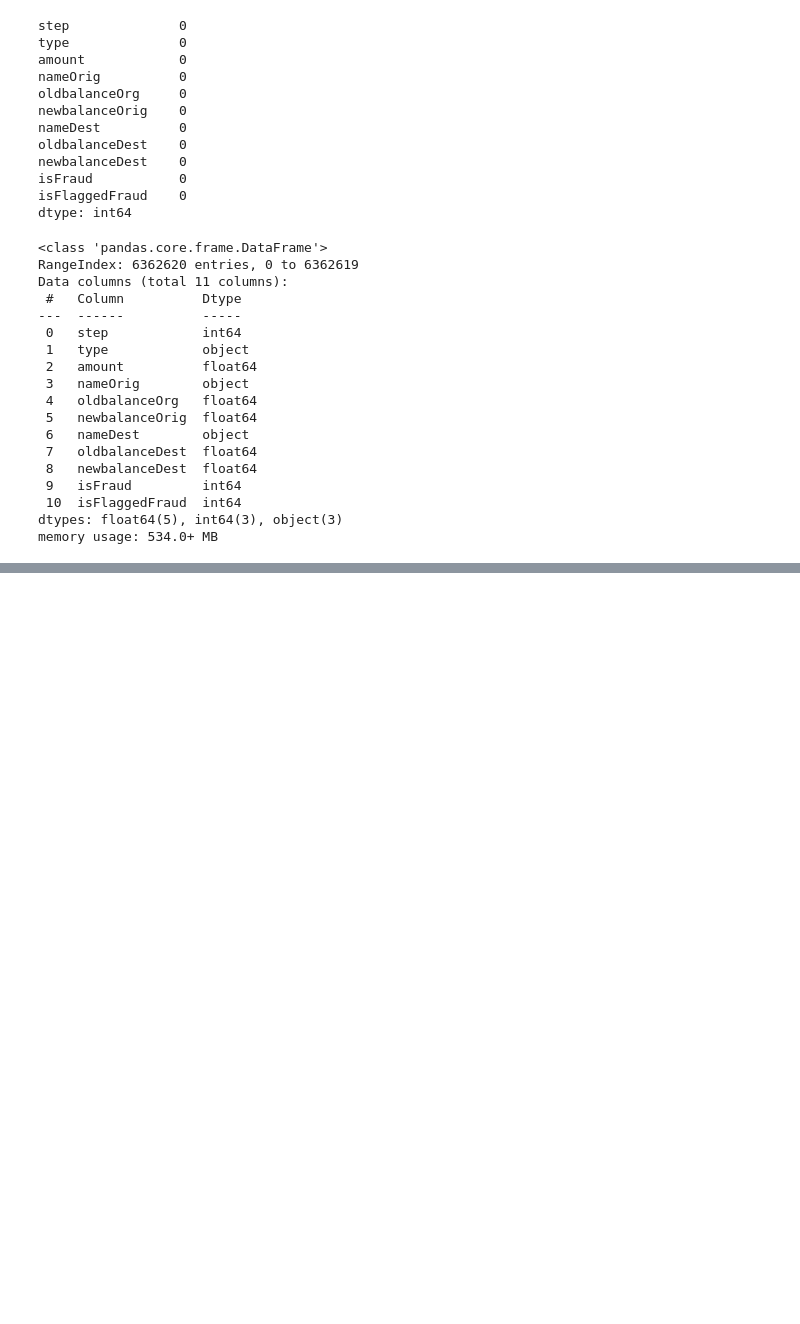
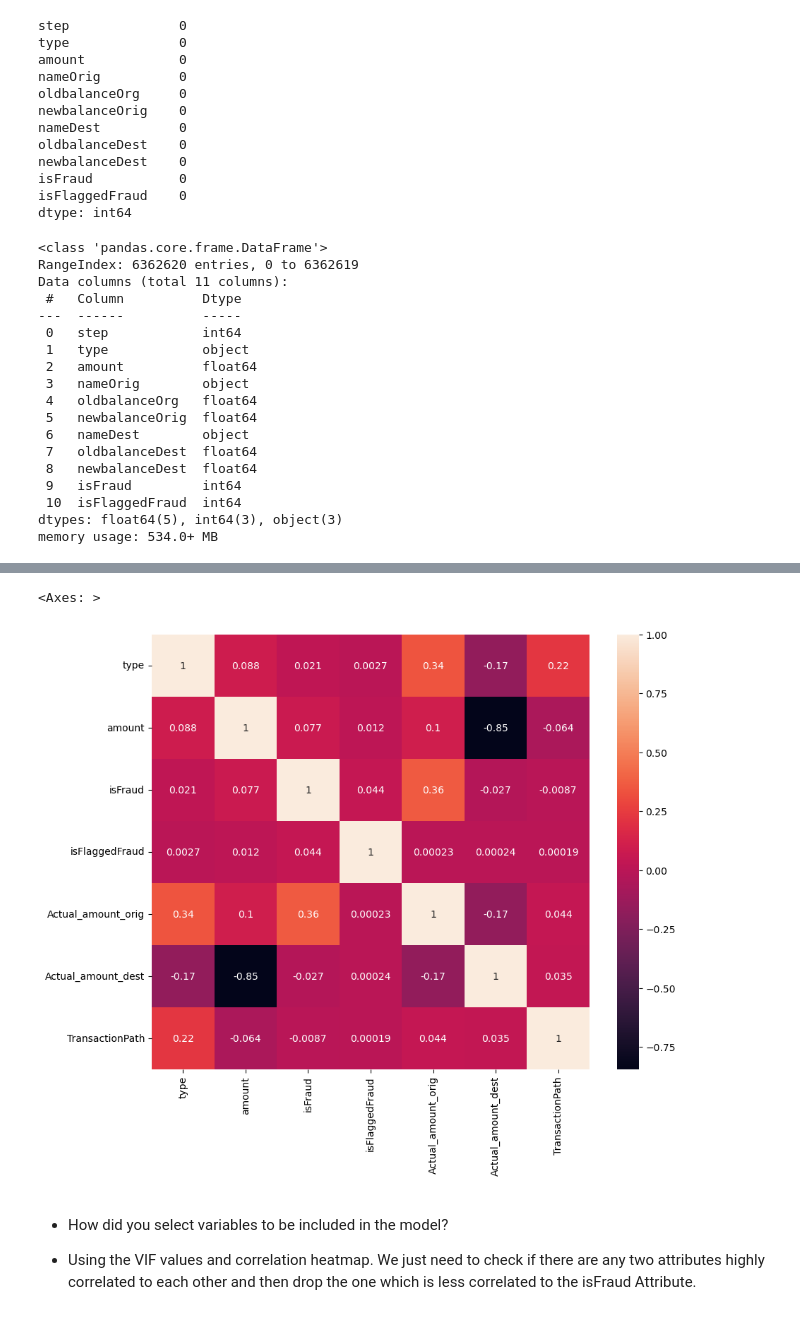
Before and after one commit to Ankush511/Fraudlent-Transactions-Prediction, a Jupyter notebook: Fraudlent Transactions.ipynb, the cells around one changed output, grey strips where cells are left out. Cells and saved outputs as stored; diff of their text form; code cells hidden in the pictures; blank space fills up the shorter version.

```diff
--- a/Fraudlent Transactions.ipynb
+++ b/Fraudlent Transactions.ipynb
@@ -100,0 +167,3 @@ memory usage: 534.0+ MB
+# %%
+df_new = df.copy()
+df_new.head()
@@ -100,0 +179,3 @@ memory usage: 534.0+ MB
+# %%
+objList = df_new.select_dtypes(include = "object").columns
+print(objList)
@@ -100,0 +186,7 @@ memory usage: 534.0+ MB
+# %%
+le = LabelEncoder()
+
+for f in objList:
+    df_new[f] = le.fit_transform(df_new[f].astype(str))
+
+print(df_new.info())
@@ -100,0 +249,9 @@ memory usage: 534.0+ MB
+# %%
+df_new['Actual_amount_orig'] = df_new.apply(lambda x: x['oldbalanceOrg'] - x['newbalanceOrig'],axis=1)
+df_new['Actual_amount_dest'] = df_new.apply(lambda x: x['oldbalanceDest'] - x['newbalanceDest'],axis=1)
+df_new['TransactionPath'] = df_new.apply(lambda x: x['nameOrig'] + x['nameDest'],axis=1)
+
+#Dropping columns
+df_new = df_new.drop(['oldbalanceOrg','newbalanceOrig','oldbalanceDest','newbalanceDest','step','nameOrig','nameDest'],axis=1)
+
+cal_vif(df_new)
@@ -100,0 +267,11 @@ memory usage: 534.0+ MB
+# %%
+corr=df_new.corr()
+
+sns.heatmap(corr,annot=True)
+# %% [output]
+<Axes: >
+[figure, added]
+# %% [markdown]
+- How did you select variables to be included in the model?
+
+- Using the VIF values and correlation heatmap. We just need to check if there are any two attributes highly correlated to each other and then drop the one which is less correlated to the isFraud Attribute.
```
Also changed, not shown: parts of 21 cells of this notebook.
